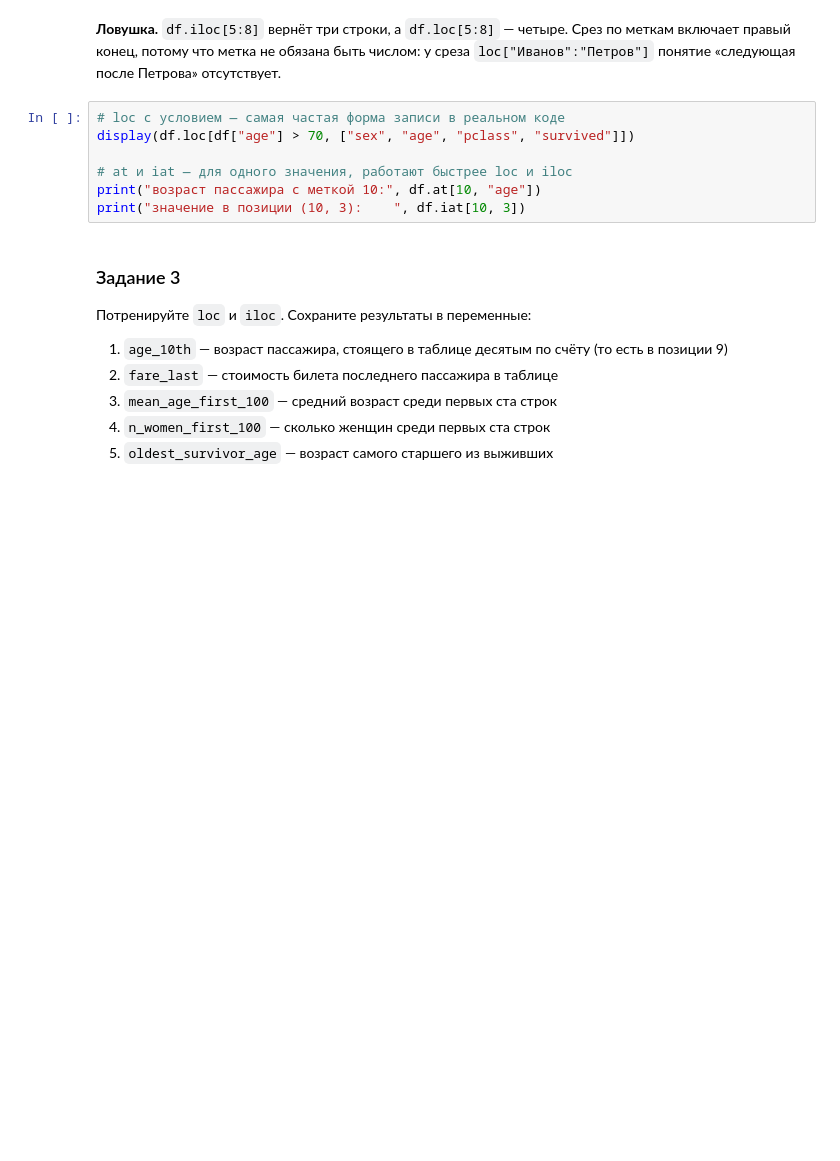
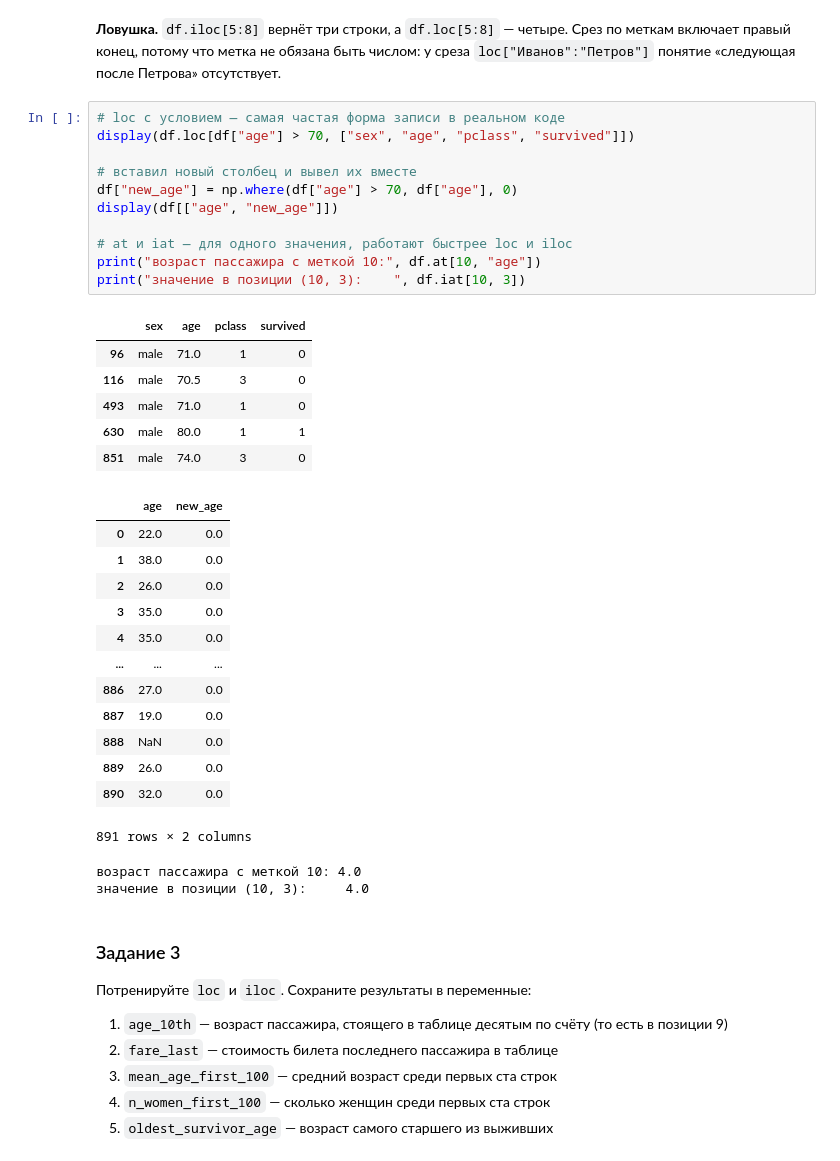
Before and after one commit to Spelaya-melon-X/ml-course-hse, a Jupyter notebook: practise/practice01_intro.ipynb, the cells around one changed output. Drawn from its saved outputs; the diff is of its cells as text; blank space fills up the shorter version.

```diff
--- a/practise/practice01_intro.ipynb
+++ b/practise/practice01_intro.ipynb
@@ -325,10 +431,36 @@ print("\nодно значение: возраст пассажира с мет
 # %%
 # loc с условием — самая частая форма записи в реальном коде
 display(df.loc[df["age"] > 70, ["sex", "age", "pclass", "survived"]])
 
+# вставил новый столбец и вывел их вместе
+df["new_age"] = np.where(df["age"] > 70, df["age"], 0)
+display(df[["age", "new_age"]])
+
 # at и iat — для одного значения, работают быстрее loc и iloc
 print("возраст пассажира с меткой 10:", df.at[10, "age"])
 print("значение в позиции (10, 3):    ", df.iat[10, 3])
+# %% [output]
+|  | sex | age | pclass | survived |
+| 96 | male | 71.0 | 1 | 0 |
+| 116 | male | 70.5 | 3 | 0 |
+| 493 | male | 71.0 | 1 | 0 |
+| 630 | male | 80.0 | 1 | 1 |
+| 851 | male | 74.0 | 3 | 0 |
+|  | age | new_age |
+| 0 | 22.0 | 0.0 |
+| 1 | 38.0 | 0.0 |
+| 2 | 26.0 | 0.0 |
+| 3 | 35.0 | 0.0 |
+| 4 | 35.0 | 0.0 |
+| ... | ... | ... |
+| 886 | 27.0 | 0.0 |
+| 887 | 19.0 | 0.0 |
+| 888 | NaN | 0.0 |
+| 889 | 26.0 | 0.0 |
+| 890 | 32.0 | 0.0 |
+891 rows × 2 columns
+возраст пассажира с меткой 10: 4.0
+значение в позиции (10, 3):     4.0
 # %% [markdown]
 ### Задание 3
 
```
Also changed, not shown: parts of 10 cells of this notebook.
